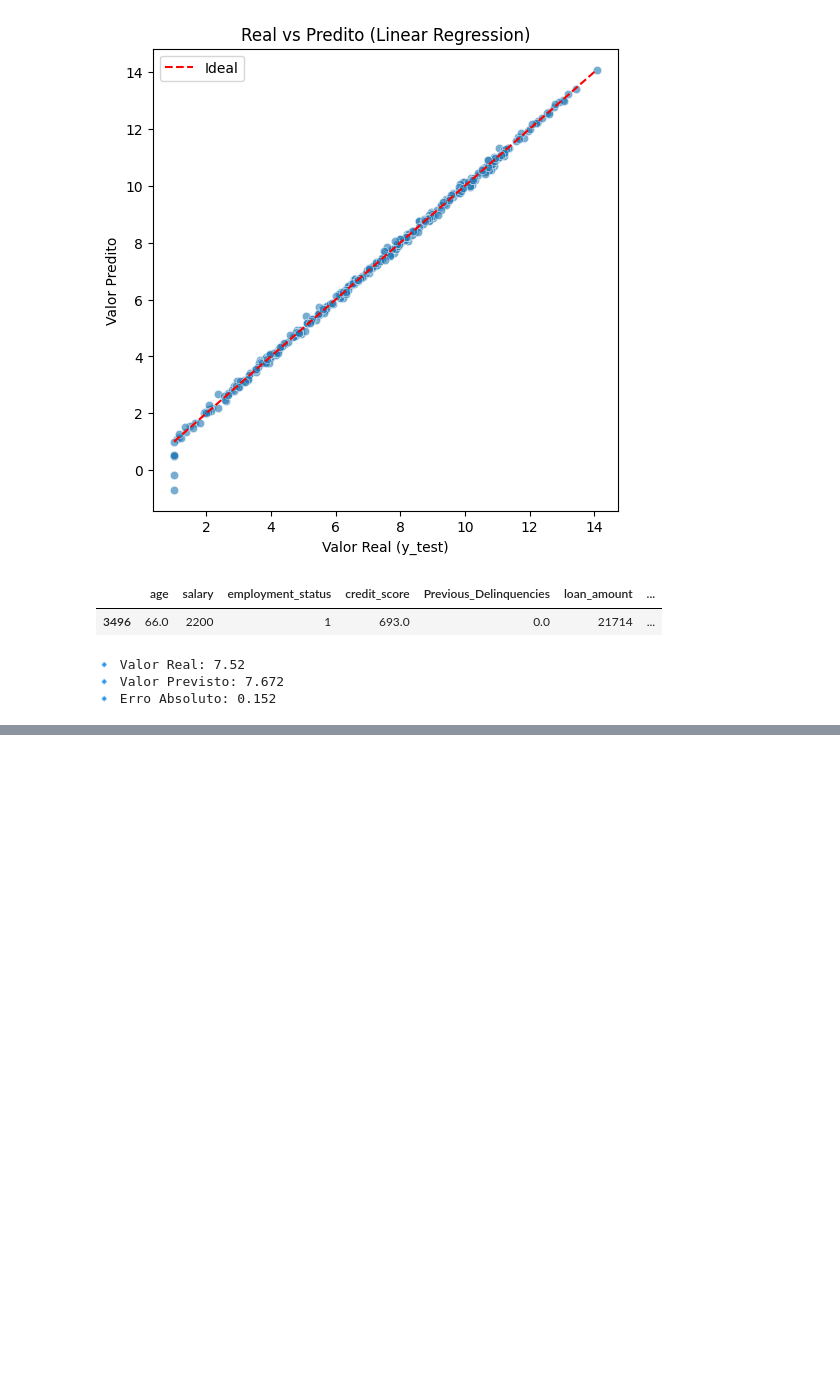
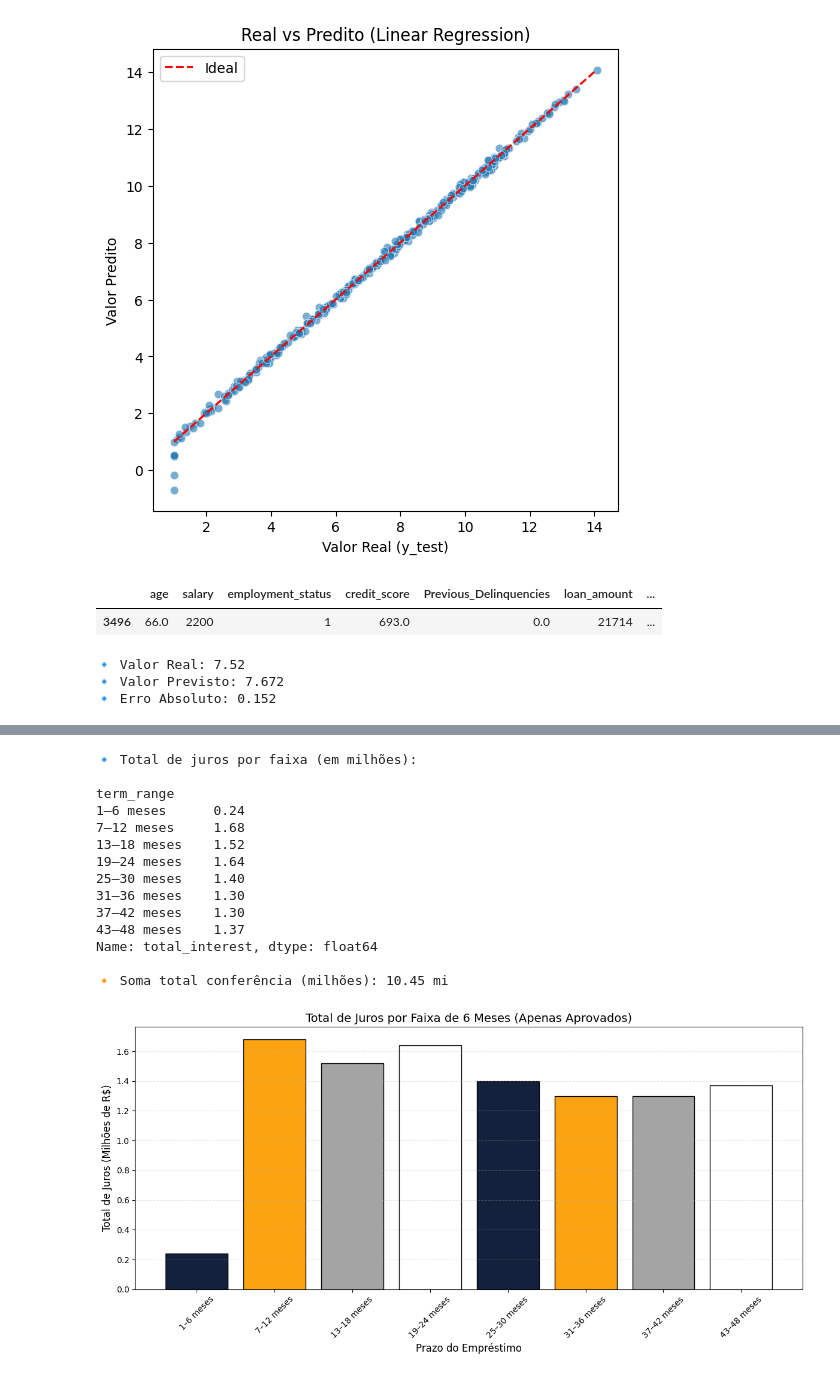
Before and after one commit to LucasDS9/Loan_approval-project, a Jupyter notebook: loan.ipynb, the cells around one changed output, grey strips where cells are left out. Drawn from its saved outputs; the diff is of its cells as text; code cells hidden in the pictures; blank space fills up the shorter version.

```diff
--- a/loan.ipynb
+++ b/loan.ipynb
@@ -519,0 +579,75 @@ print(f"🔹 Erro Absoluto: {abs(real_value - pred_value):.3f}")
+# %%
+import numpy as np
+import pandas as pd
+import matplotlib.pyplot as plt
+
+# ----------------------------------------------------
+#  Filtrar somente os aprovados
+# ----------------------------------------------------
+df_aprovados = df[df["approved"] == 1].copy()
+
+# Calcular juros reais
+df_aprovados["interest_fraction"] = df_aprovados["interest_rate"] / 100
+df_aprovados["total_interest"] = df_aprovados["loan_amount"] * df_aprovados["interest_fraction"]
+
+# ----------------------------------------------------
+# Criar faixas de 6 meses
+# ----------------------------------------------------
+bins = np.arange(1, 55, 6)  # 1–6, 7–12, ..., 49–54
+labels = [f"{bins[i]}–{bins[i+1]-1} meses" for i in range(len(bins)-1)]
+
+df_aprovados["term_range"] = pd.cut(
+    df_aprovados["Loan_Term_Months"],
+    bins=bins,
+    labels=labels,
+    right=False
+)
+
+# ----------------------------------------------------
+# Somar juros por faixa
+# ----------------------------------------------------
+interest_by_range = df_aprovados.groupby("term_range")["total_interest"].sum()
+
+# Converter para milhões
+interest_millions = (interest_by_range / 1_000_000).round(2)
+
+# Mostrar tabela formatada
+print("\n🔹 Total de juros por faixa (em milhões):\n")
+print(interest_millions)
+
+print("\n🔸 Soma total conferência (milhões):", round(interest_millions.sum(), 2), "mi\n")
+
+# ----------------------------------------------------
+# Gráfico em milhões
+# ----------------------------------------------------
+color_palette = ['#14213d', '#fca311', "#a5a4a4", '#ffffff']
+colors = [color_palette[i % len(color_palette)] for i in range(len(interest_millions))]
+
+plt.figure(figsize=(12, 6))
+plt.bar(interest_millions.index, interest_millions.values,
+        color=colors, edgecolor='black')
+
+plt.title("Total de Juros por Faixa de 6 Meses (Apenas Aprovados)", fontsize=14)
+plt.xlabel("Prazo do Empréstimo", fontsize=12)
+plt.ylabel("Total de Juros (Milhões de R$)", fontsize=12)
+plt.xticks(rotation=45)
+plt.grid(axis='y', linestyle='--', alpha=0.3)
+
+plt.tight_layout()
+plt.show()
+# %% [output]
+🔹 Total de juros por faixa (em milhões):
+
+term_range
+1–6 meses      0.24
+7–12 meses     1.68
+13–18 meses    1.52
+19–24 meses    1.64
+25–30 meses    1.40
+31–36 meses    1.30
+37–42 meses    1.30
+43–48 meses    1.37
+Name: total_interest, dtype: float64
+
+🔸 Soma total conferência (milhões): 10.45 mi
+[figure, added]
```
Also changed, not shown: parts of 14 cells of this notebook, 1 other file.
